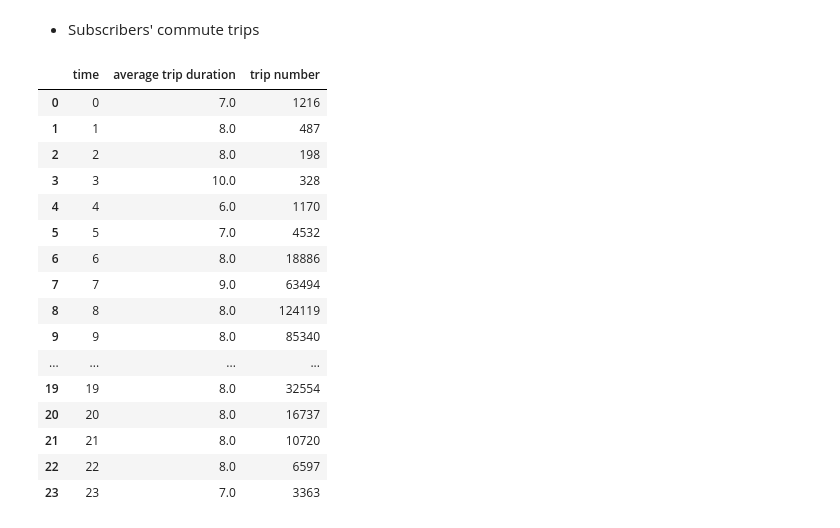
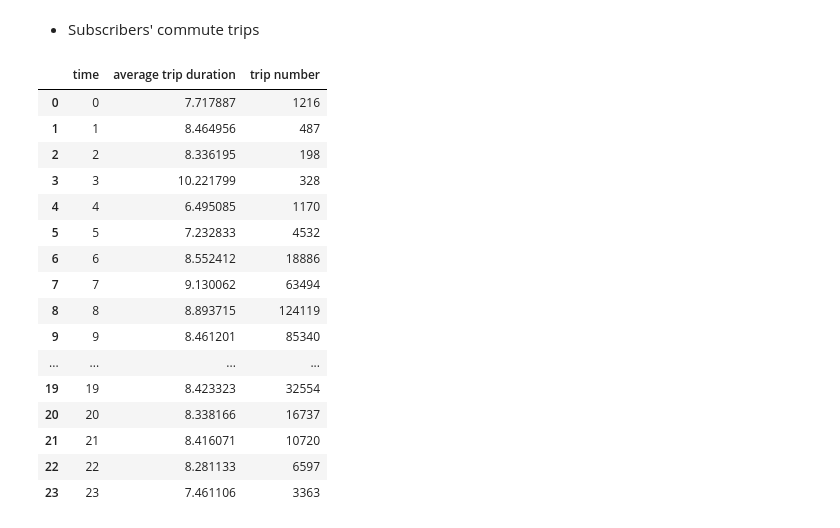
Before and after one commit to haoyuzhang89/w205-Query-Project, a Jupyter notebook: Project_1.ipynb, the cells around one changed output. Drawn from its saved outputs; the diff is of its cells as text; code cells hidden in the pictures.

```diff
--- a/Project_1.ipynb
+++ b/Project_1.ipynb
@@ -772,26 +772,26 @@ Text(0.5, 1.0, 'Weekday distribution of trip number for customers Vs subscribers
 # %%
 commuter_s = pd.read_csv("data/commuter_trips.csv")
 commuter_hour = commuter_s[['time','duration_sec']]
 day_s_commuter = commuter_hour.groupby('time').agg({'count','mean'}).reset_index()
 day_s_commuter.columns = ['time', 'average trip duration', 'trip number']
-day_s_commuter['average trip duration'] = day_s_commuter['average trip duration'].map(lambda x: x//60)
+day_s_commuter['average trip duration'] = day_s_commuter['average trip duration'].map(lambda x: x/60)
 day_s_commuter.to_csv('data/hour_commuter_s.csv')
 day_s_commuter
 # %% [output]
 |  | time | average trip duration | trip number |
-| 0 | 0 | 7.0 | 1216 |
-| 1 | 1 | 8.0 | 487 |
-| 2 | 2 | 8.0 | 198 |
-| 3 | 3 | 10.0 | 328 |
-| 4 | 4 | 6.0 | 1170 |
-| 5 | 5 | 7.0 | 4532 |
-| 6 | 6 | 8.0 | 18886 |
-| 7 | 7 | 9.0 | 63494 |
-| 8 | 8 | 8.0 | 124119 |
-| 9 | 9 | 8.0 | 85340 |
+| 0 | 0 | 7.717887 | 1216 |
+| 1 | 1 | 8.464956 | 487 |
+| 2 | 2 | 8.336195 | 198 |
+| 3 | 3 | 10.221799 | 328 |
+| 4 | 4 | 6.495085 | 1170 |
+| 5 | 5 | 7.232833 | 4532 |
+| 6 | 6 | 8.552412 | 18886 |
+| 7 | 7 | 9.130062 | 63494 |
+| 8 | 8 | 8.893715 | 124119 |
+| 9 | 9 | 8.461201 | 85340 |
 | ... | ... | ... | ... |
-| 19 | 19 | 8.0 | 32554 |
-| 20 | 20 | 8.0 | 16737 |
-| 21 | 21 | 8.0 | 10720 |
-| 22 | 22 | 8.0 | 6597 |
-| 23 | 23 | 7.0 | 3363 |
+| 19 | 19 | 8.423323 | 32554 |
+| 20 | 20 | 8.338166 | 16737 |
+| 21 | 21 | 8.416071 | 10720 |
+| 22 | 22 | 8.281133 | 6597 |
+| 23 | 23 | 7.461106 | 3363 |
```
Also changed, not shown: parts of 6 cells of this notebook, 3 other files.
